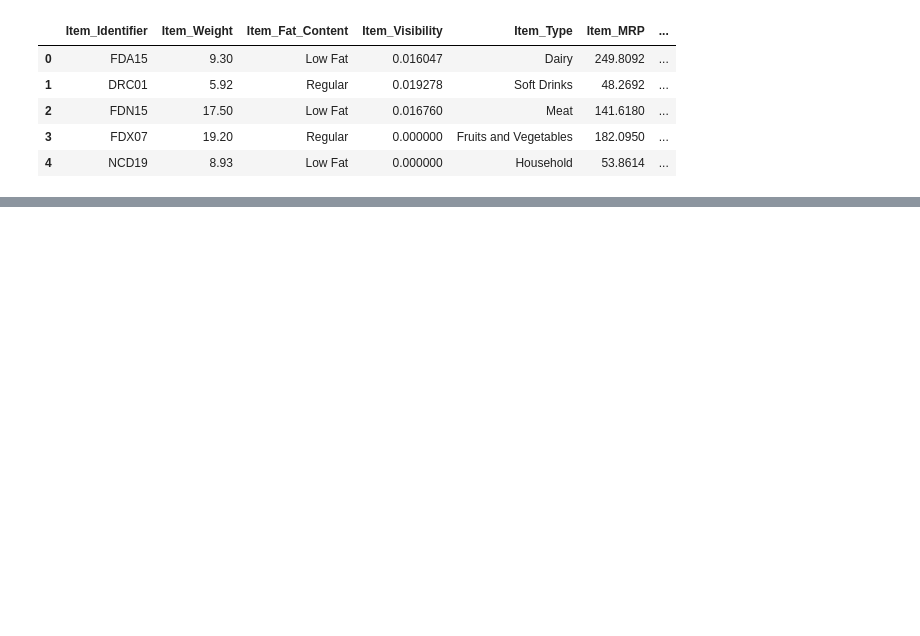
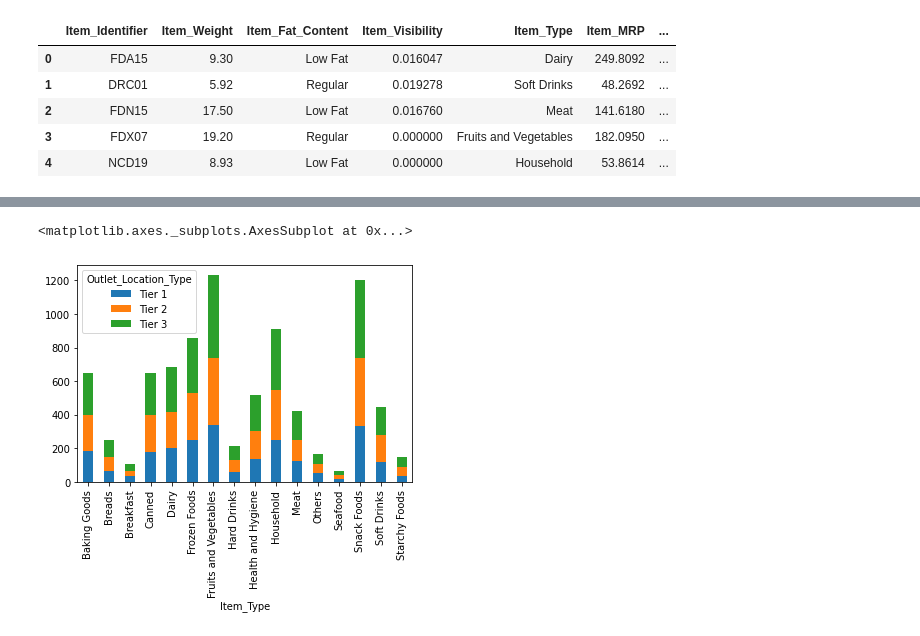
Before and after one commit to smaciasg/Ejercicios_DataScience_Coding_Dojo, a Jupyter notebook: Predicciones_de_ventas_alimenticias.ipynb, the cells around one changed output, grey strips where cells are left out. Cells and saved outputs as stored; diff of their text form; code cells hidden in the pictures; blank space fills up the shorter version.

```diff
--- a/Predicciones_de_ventas_alimenticias.ipynb
+++ b/Predicciones_de_ventas_alimenticias.ipynb
@@ -14,0 +404,6 @@ data.head()
+# %%
+pd.crosstab(data_predicciones['Item_Type'],data_predicciones['Outlet_Location_Type']).plot(kind='bar',stacked=True)
+#Se observa que en los tipos de área 2y3 es dónde más se venden los productos de mayor venta, se esperaría que estos tuvieran una mayor superficie de venta.
+# %% [output]
+<matplotlib.axes._subplots.AxesSubplot at 0x...>
+[figure, added]
```
Also changed, not shown: parts of 65 cells of this notebook.
